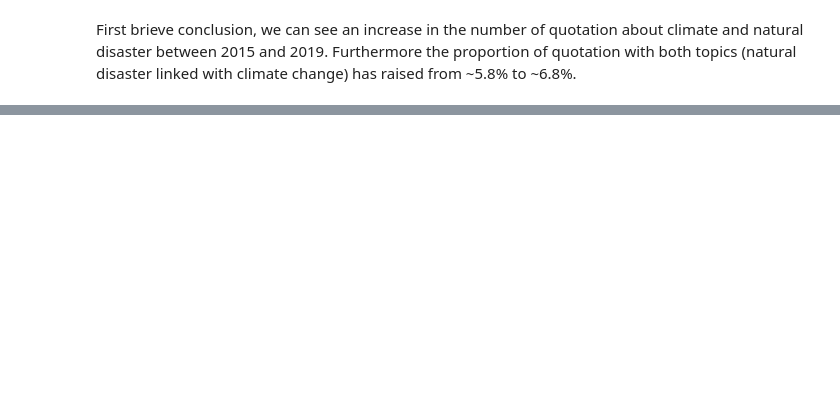
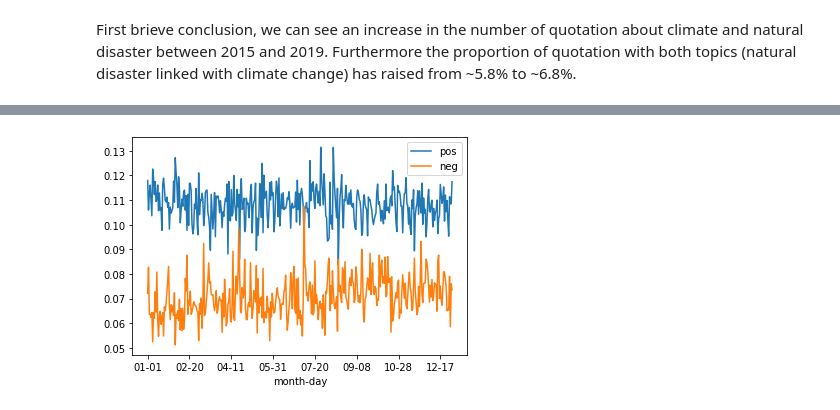
Before and after one commit to epfl-ada/ada-2021-project-01010, a Jupyter notebook: notebook.ipynb, the cells around one changed output, grey strips where cells are left out. Drawn from its saved outputs; the diff is of its cells as text; code cells hidden in the pictures; blank space fills up the shorter version.

```diff
--- a/notebook.ipynb
+++ b/notebook.ipynb
@@ -485,0 +261,15 @@ First brieve conclusion, we can see an increase in the number of quotation about
+# %%
+threshold = 0.65
+
+data_2019_df['probas_speaker'] = data_2019_df['probas'].map(lambda x:float(x[0][1]))
+
+def real_speaker (row):
+   a = row['speaker']
+   if row['probas_speaker'] >= threshold :
+      return row['speaker']
+   if row['probas_speaker'] < threshold :
+      return 'None'
+   return 'Other'
+
+data_2019_df['speaker'] = data_2019_df.apply(lambda row: real_speaker(row), axis=1)
+data_2019_df.head()
@@ -485,0 +311,16 @@ First brieve conclusion, we can see an increase in the number of quotation about
+# %%
+import vaderSentiment
+import matplotlib.pyplot as plt
+import spacy
+from vaderSentiment.vaderSentiment import SentimentIntensityAnalyzer
+
+analyzer = SentimentIntensityAnalyzer()
+# %%
+#quote = data_2019_df['quotation']
+data_2019_df['analysis'] = data_2019_df['quotation'].map(lambda x:analyzer.polarity_scores(x))
+data_2019_df['pos'] = data_2019_df['analysis'].map(lambda x:x['pos'])
+data_2019_df['neu'] = data_2019_df['analysis'].map(lambda x:x['neu'])
+data_2019_df['neg'] = data_2019_df['analysis'].map(lambda x:x['neg'])
+data_2019_df['month-day'] = data_2019_df['date'].map(lambda x:str(x)[5:10])
+data_2019_df['month'] = data_2019_df['date'].map(lambda x:str(x)[5:7])
+data_2019_df.head()
@@ -485,0 +334,5 @@ First brieve conclusion, we can see an increase in the number of quotation about
+# %%
+data_month_day = data_2019_df.groupby(['month-day']).mean()
+data_month_day[['pos', 'neg']].plot();
+# %% [output]
+[figure, added]
```
Also changed, not shown: parts of 61 cells of this notebook.
